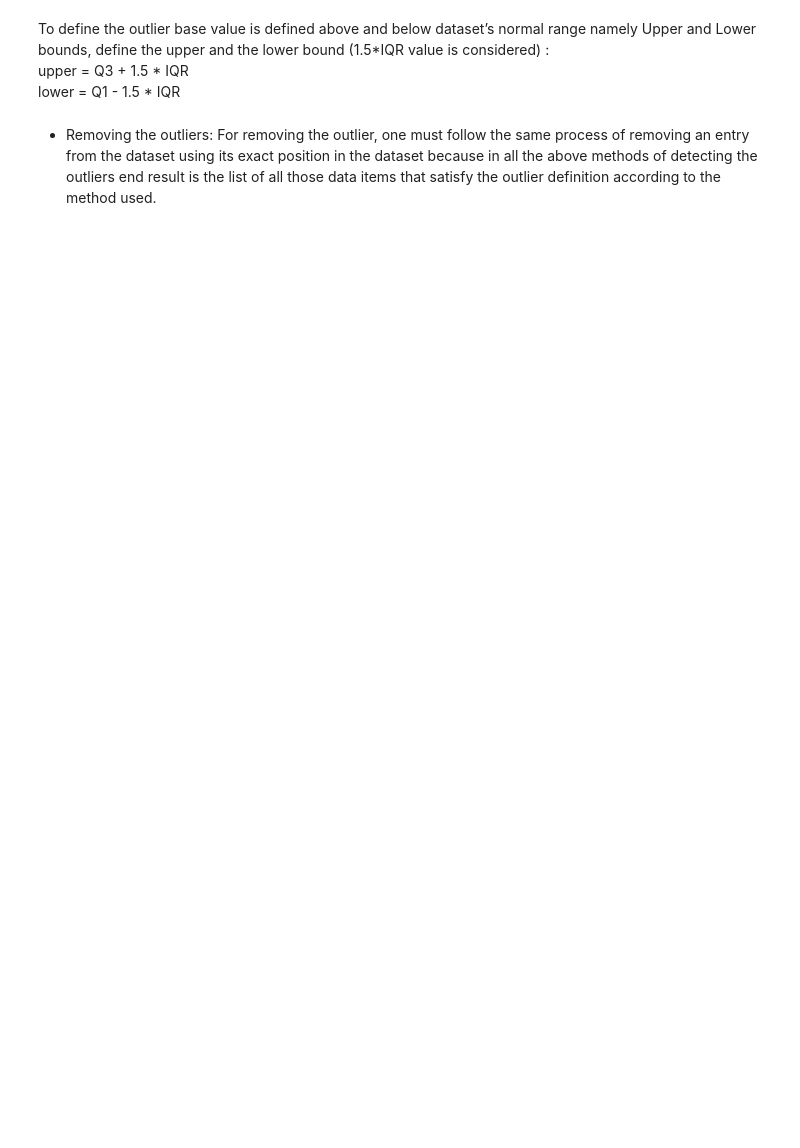
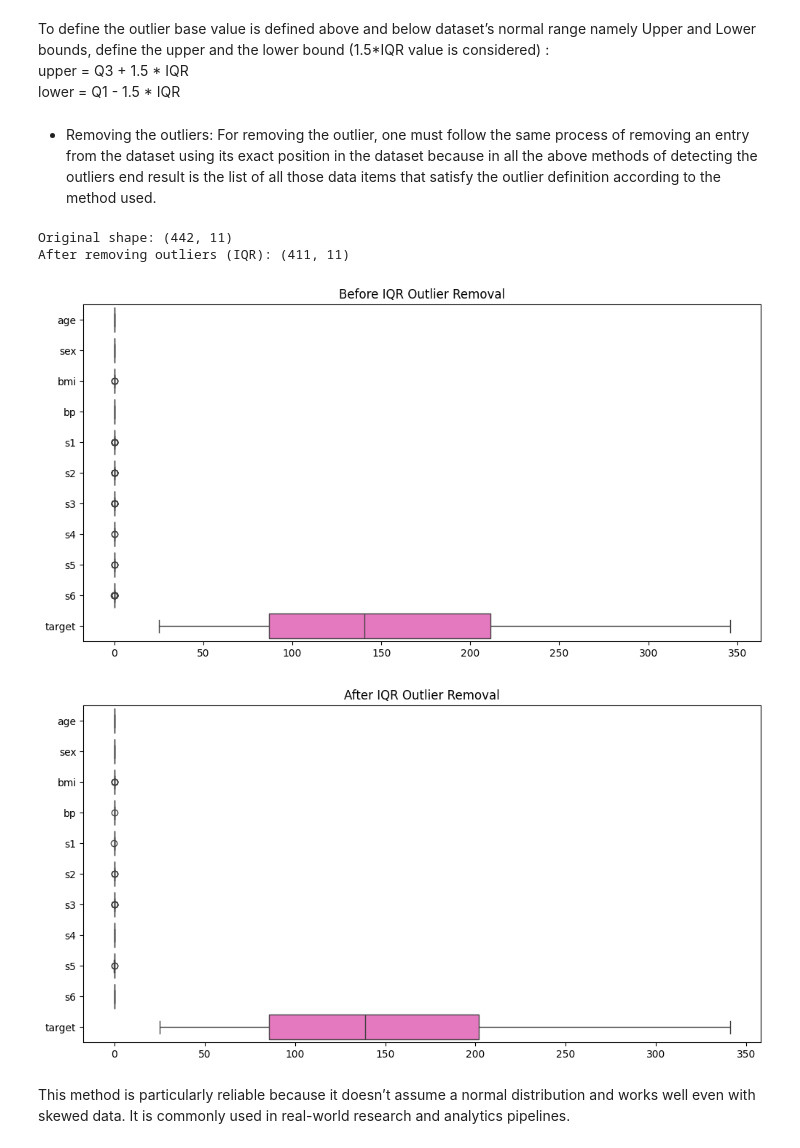
Before and after one commit to Babandeep16/PracticalLab04ML, a Jupyter notebook: week5Lab_Students.ipynb, the cells around one changed output. Saved outputs shown, nothing was run; the diff lists cells and outputs as text; code cells hidden in the pictures; blank space fills up the shorter version.

```diff
--- a/week5Lab_Students.ipynb
+++ b/week5Lab_Students.ipynb
@@ -396,3 +419,39 @@ lower = Q1 - 1.5 * IQR <br>
 # %% [markdown]
 - Removing the outliers:
 For removing the outlier, one must follow the same process of removing an entry from the dataset using its exact position in the dataset because in all the above methods of detecting the outliers end result is the list of all those data items that satisfy the outlier definition according to the method used.
+# %%
+# Step 1: Calculate IQR
+Q1 = df.quantile(0.25)
+Q3 = df.quantile(0.75)
+IQR = Q3 - Q1
+
+# Step 2: Define bounds
+lower_bound = Q1 - 1.5 * IQR
+upper_bound = Q3 + 1.5 * IQR
+
+# Step 3: Filter out outliers
+df_iqr = df[~((df < lower_bound) | (df > upper_bound)).any(axis=1)]
+
+# Step 4: Check size before and after
+print("Original shape:", df.shape)
+print("After removing outliers (IQR):", df_iqr.shape)
+
+
+# Visualizing before and after
+
+plt.figure(figsize=(12, 6))
+sns.boxplot(data=df, orient="h")
+plt.title("Before IQR Outlier Removal")
+plt.show()
+
+plt.figure(figsize=(12, 6))
+sns.boxplot(data=df_iqr, orient="h")
+plt.title("After IQR Outlier Removal")
+plt.show()
+# %% [output]
+Original shape: (442, 11)
+After removing outliers (IQR): (411, 11)
+[figure, added]
+[figure, added]
+# %% [markdown]
+This method is particularly reliable because it doesn’t assume a normal distribution and works well even with skewed data. It is commonly used in real-world research and analytics pipelines.
```
Also changed, not shown: parts of 30 cells of this notebook.
